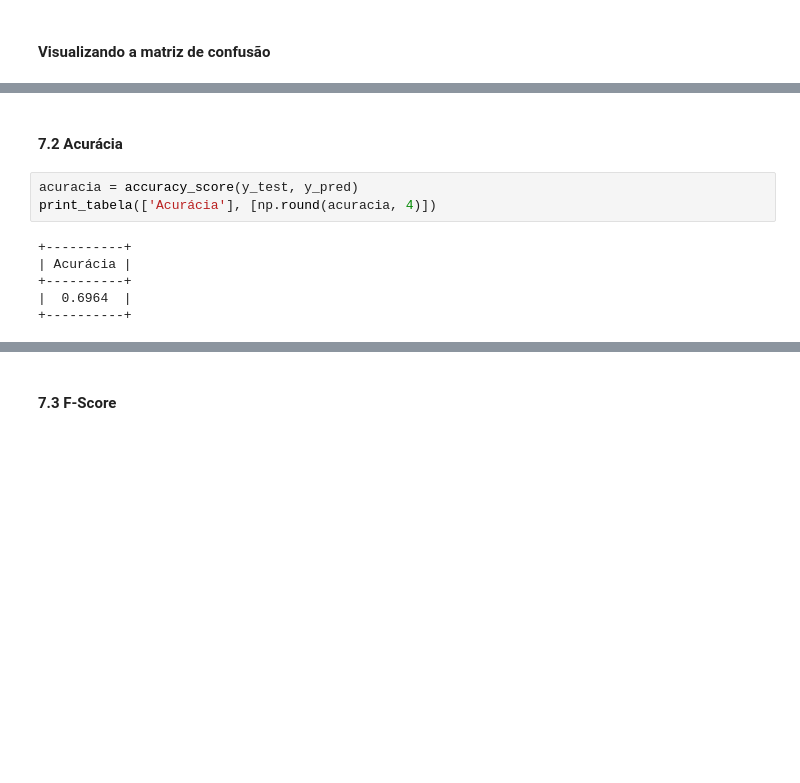
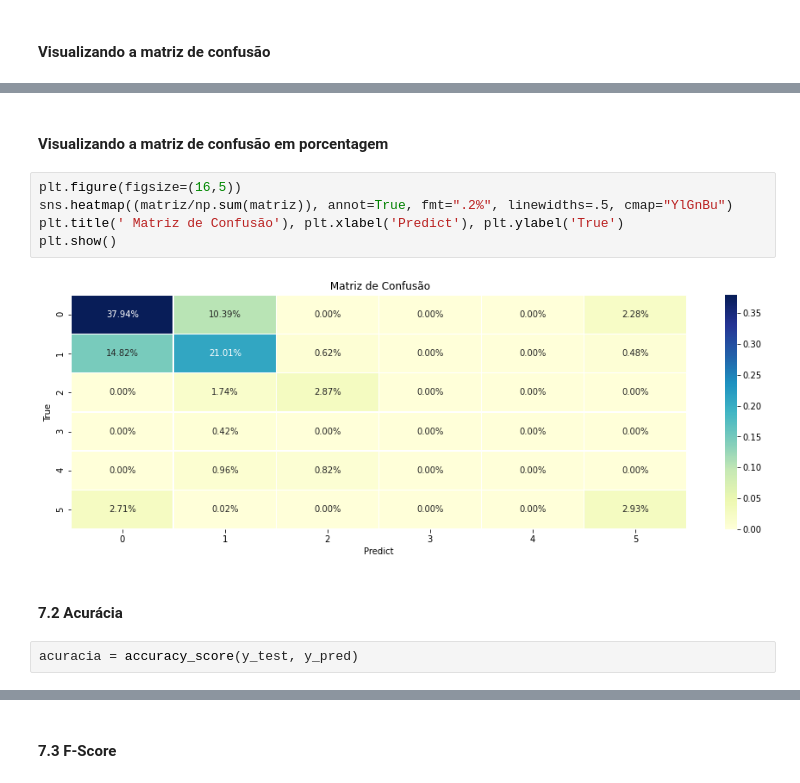
Before and after one commit to elloa-uea/projeto-pratico-3-rna-pp3-team-hard, a Jupyter notebook: notebooks/PP3.3 - Proposição e Avaliação de RNAs.ipynb, the cells around one changed output, grey strips where cells are left out. Drawn from its saved outputs; the diff is of its cells as text; blank space fills up the shorter version.

```diff
--- a/notebooks/PP3.3 - Proposição e Avaliação de RNAs.ipynb
+++ b/notebooks/PP3.3 - Proposição e Avaliação de RNAs.ipynb
@@ -249,11 +236,13 @@ plt.show()
+# %% [markdown]
+#### Visualizando a matriz de confusão em porcentagem
+# %%
+plt.figure(figsize=(16,5))
+sns.heatmap((matriz/np.sum(matriz)), annot=True, fmt=".2%", linewidths=.5, cmap="YlGnBu")
+plt.title(' Matriz de Confusão'), plt.xlabel('Predict'), plt.ylabel('True')
+plt.show()
+# %% [output]
+[figure, added]
 # %% [markdown]
 #### 7.2 Acurácia
 # %%
 acuracia = accuracy_score(y_test, y_pred)
-print_tabela(['Acurácia'], [np.round(acuracia, 4)])
-# %% [output]
-+----------+
-| Acurácia |
-+----------+
-|  0.6964  |
-+----------+
```
Also changed, not shown: parts of 61 cells of this notebook.
